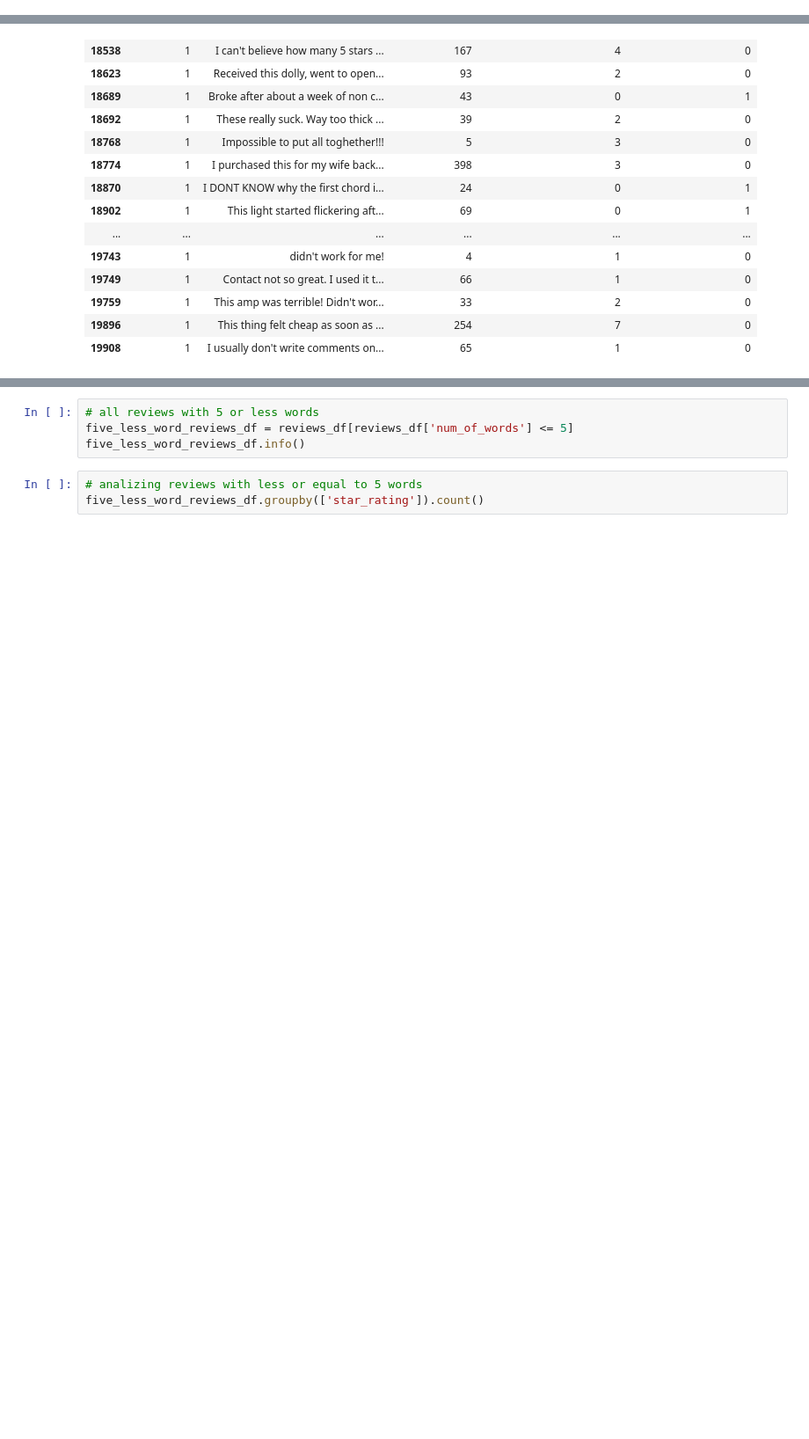
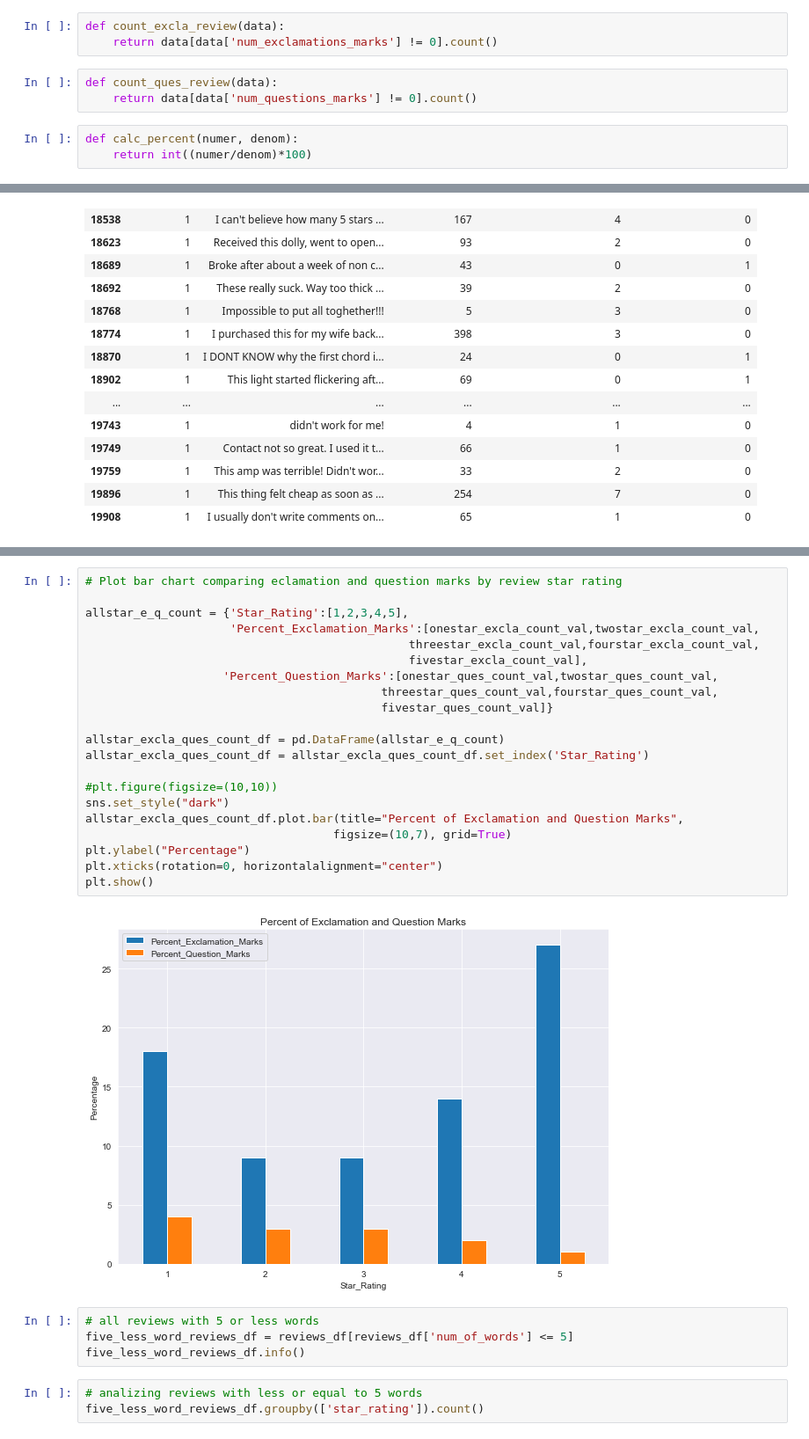
Before and after one commit to wiredmerlin/predicting_star_ratings, a Jupyter notebook: project02.ipynb, the cells around one changed output, grey strips where cells are left out. Shown at 88% size. Drawn from its saved outputs; the diff is of its cells as text; blank space fills up the shorter version.

Commit message:
Fixed error with exclamation and question marks counts. Plotted bar chart

```diff
--- a/project02.ipynb
+++ b/project02.ipynb
@@ -74,6 +74,15 @@ def get_uniq_words(data):
         word_counter[word] = word_counter.get(word, 0) + 1
 
     return(word_counter)
+# %%
+def count_excla_review(data):
+    return data[data['num_exclamations_marks'] != 0].count()
+# %%
+def count_ques_review(data):
+    return data[data['num_questions_marks'] != 0].count()
+# %%
+def calc_percent(numer, denom):
+    return int((numer/denom)*100)
 # %%
 # Count number of words for each review and add a column to the dataframe
 word_count = []
@@ -304,3 +493,26 @@ print("Median number of question marks:", fivestar_reviews_df['num_questions_mar
+# %%
+# Plot bar chart comparing eclamation and question marks by review star rating
+
+allstar_e_q_count = {'Star_Rating':[1,2,3,4,5],
+                     'Percent_Exclamation_Marks':[onestar_excla_count_val,twostar_excla_count_val,
+                                               threestar_excla_count_val,fourstar_excla_count_val,
+                                               fivestar_excla_count_val],
+                    'Percent_Question_Marks':[onestar_ques_count_val,twostar_ques_count_val,
+                                           threestar_ques_count_val,fourstar_ques_count_val,
+                                           fivestar_ques_count_val]}
+
+allstar_excla_ques_count_df = pd.DataFrame(allstar_e_q_count)
+allstar_excla_ques_count_df = allstar_excla_ques_count_df.set_index('Star_Rating')
+
+#plt.figure(figsize=(10,10))
+sns.set_style("dark")
+allstar_excla_ques_count_df.plot.bar(title="Percent of Exclamation and Question Marks",
+                                    figsize=(10,7), grid=True)
+plt.ylabel("Percentage")
+plt.xticks(rotation=0, horizontalalignment="center")
+plt.show()
+# %% [output]
+[figure, added]
 # %%
 # all reviews with 5 or less words
 five_less_word_reviews_df = reviews_df[reviews_df['num_of_words'] <= 5]
```
Also changed, not shown: parts of 15 cells of this notebook.
